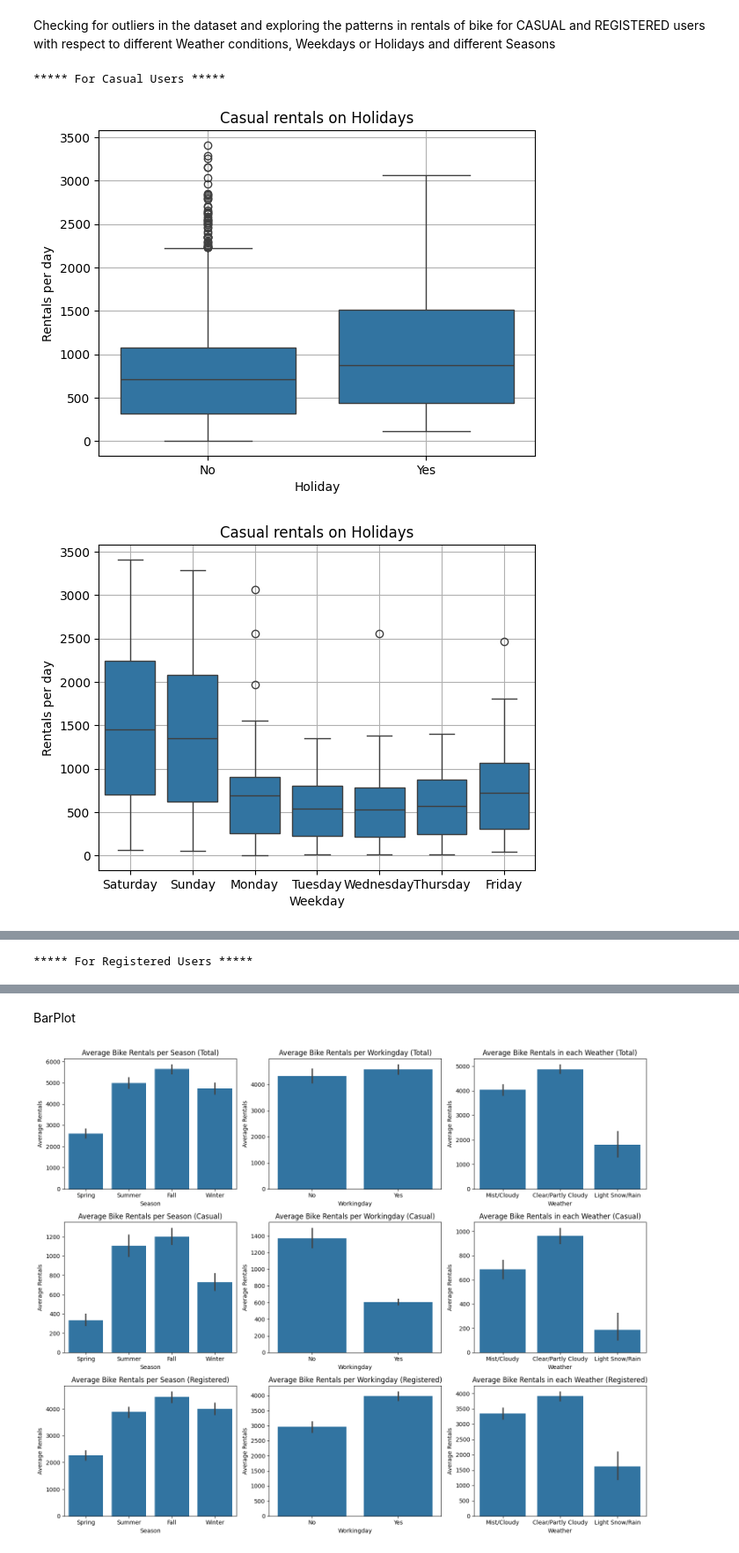
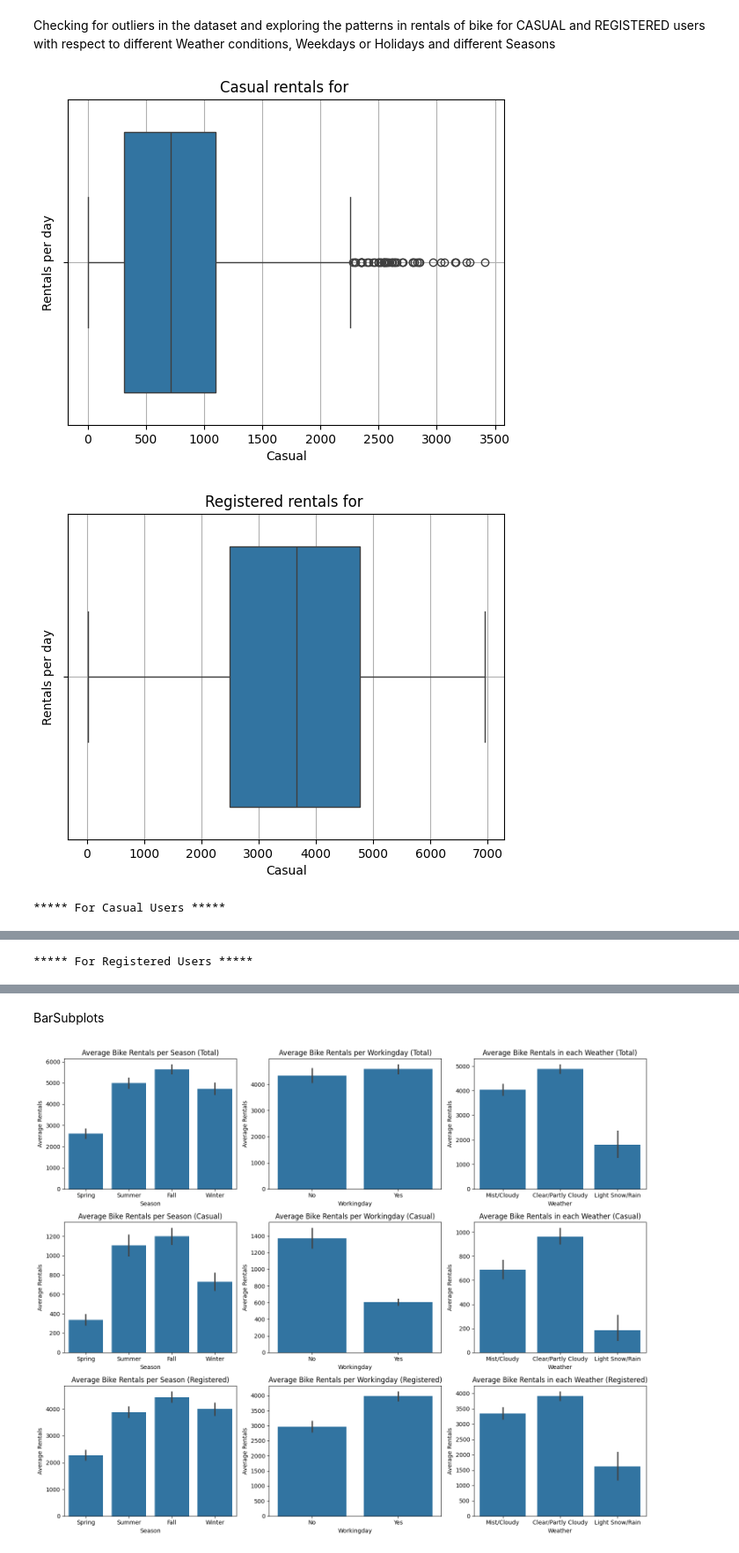
Before and after one commit to anik8C/EDA-of-Bike-Sharing-in-DC, a Jupyter notebook: EDA.ipynb, the cells around one changed output, grey strips where cells are left out. Shown: that part at 88% size. Saved outputs shown, nothing was run; the diff lists cells and outputs as text; code cells hidden in the pictures.

```diff
--- a/EDA.ipynb
+++ b/EDA.ipynb
@@ -36,33 +63,50 @@ df.describe()
 Checking for outliers in the dataset and exploring the patterns in rentals of bike for CASUAL and REGISTERED users with respect to different Weather conditions, Weekdays or Holidays and different Seasons
 # %%
 # For Casual users
+
+
+sns.boxplot(data=df, x = "Casual" )
+
+plt.xlabel("Casual")
+plt.ylabel("Rentals per day")
+plt.title("Casual rentals for ")
+plt.grid()
+plt.show()
+
+sns.boxplot(data=df, x = "Registered" )
+
+plt.xlabel("Casual")
+plt.ylabel("Rentals per day")
+plt.title("Registered rentals for ")
+plt.grid()
+plt.show()
 
 print("***** For Casual Users *****")
 
 for xaxis in ["Holiday", "Weekday", "Weather", "Season"]:
 
     sns.boxplot(data=df, x = xaxis, y = "Casual" )
 
     plt.xlabel(xaxis)
     plt.ylabel("Rentals per day")
-    plt.title("Casual rentals on Holidays")
+    plt.title("Casual rentals for " + xaxis)
     plt.grid()
     plt.show()
 
 
 # For Registered Users
 
 print("***** For Registered Users *****")
 
 for xaxis in ["Holiday", "Weekday", "Weather", "Season"]:
 
     sns.boxplot(data=df, x = xaxis, y="Registered")
     plt.xlabel(xaxis)
     plt.ylabel("Rentals per day")
-    plt.title("Registered rentals on Holidays")
+    plt.title("Registered rentals for " + xaxis)
     plt.grid()
     plt.show()
 # %% [output]
-***** For Casual Users *****
-[figure, old version]
+[figure, new version]
-[figure, old version]
+[figure, new version]
+***** For Casual Users *****
@@ -71 +114,0 @@ for xaxis in ["Holiday", "Weekday", "Weather", "Season"]:
-***** For Registered Users *****
@@ -73,0 +117 @@ for xaxis in ["Holiday", "Weekday", "Weather", "Season"]:
+***** For Registered Users *****
@@ -76,5 +122,5 @@ for xaxis in ["Holiday", "Weekday", "Weather", "Season"]:
 # %% [markdown]
-BarPlot
+BarSubplots
 # %%
 
 
```
Also changed, not shown: parts of 2 cells of this notebook.
